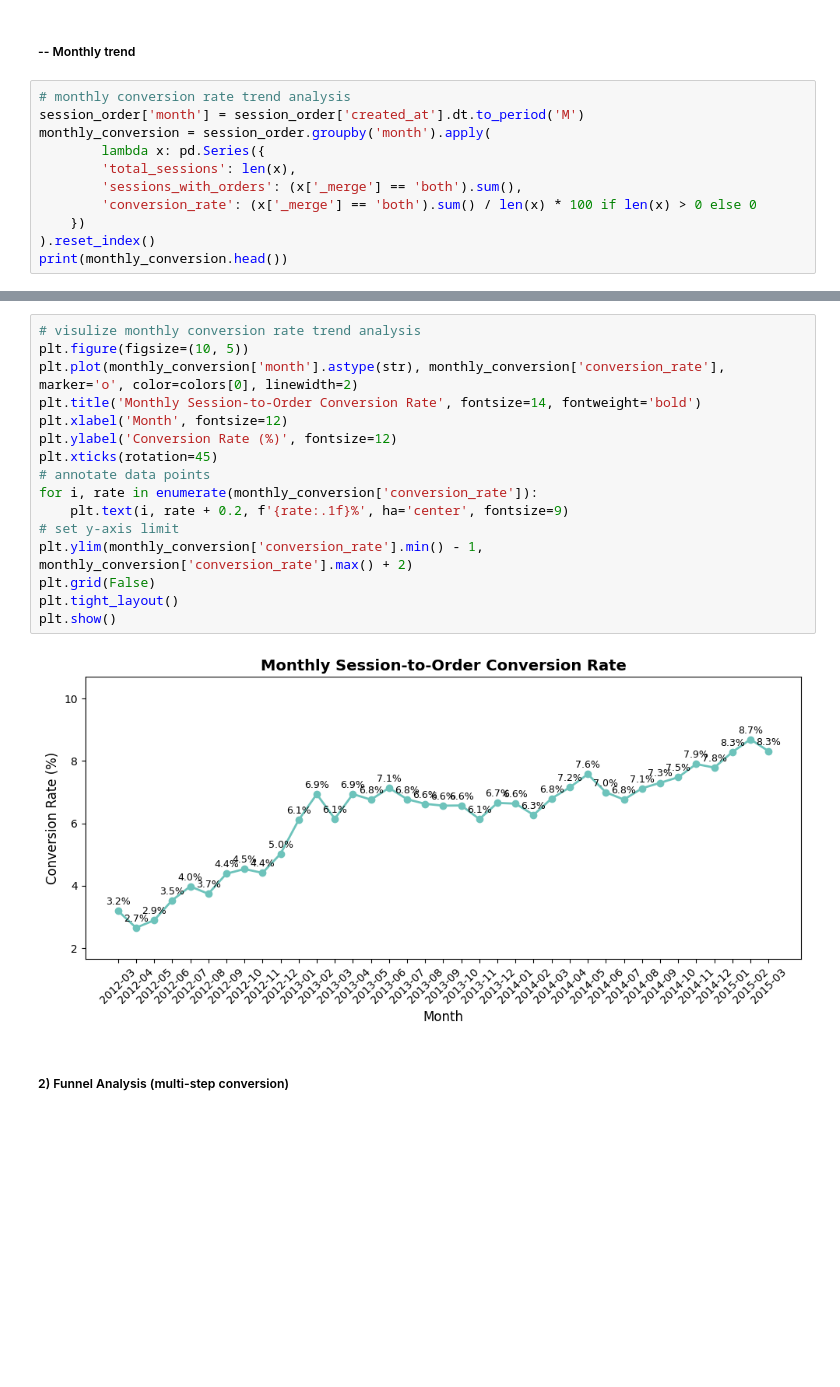
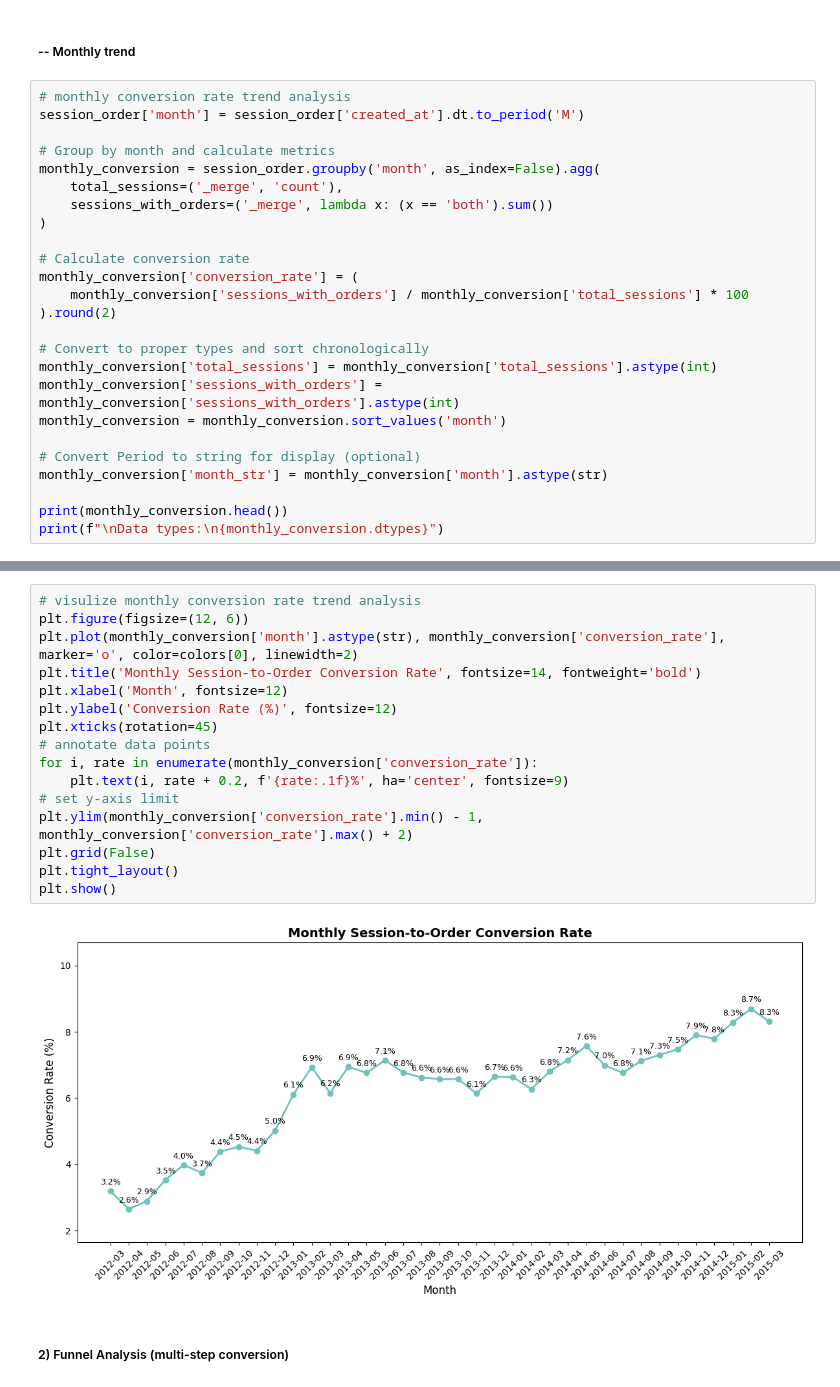
Before and after one commit to yiyi75/e-commerce-EDA, a Jupyter notebook: ecommerce_customer_journey.ipynb, the cells around one changed output, grey strips where cells are left out. Cells and saved outputs as stored; diff of their text form; blank space fills up the shorter version.

```diff
--- a/ecommerce_customer_journey.ipynb
+++ b/ecommerce_customer_journey.ipynb
@@ -270,12 +305,26 @@ plt.show()
 # %%
 # monthly conversion rate trend analysis
 session_order['month'] = session_order['created_at'].dt.to_period('M')
-monthly_conversion = session_order.groupby('month').apply(
-        lambda x: pd.Series({
-        'total_sessions': len(x),
-        'sessions_with_orders': (x['_merge'] == 'both').sum(),
-        'conversion_rate': (x['_merge'] == 'both').sum() / len(x) * 100 if len(x) > 0 else 0
-    })
-).reset_index()
+
+# Group by month and calculate metrics
+monthly_conversion = session_order.groupby('month', as_index=False).agg(
+    total_sessions=('_merge', 'count'),
+    sessions_with_orders=('_merge', lambda x: (x == 'both').sum())
+)
+
+# Calculate conversion rate
+monthly_conversion['conversion_rate'] = (
+    monthly_conversion['sessions_with_orders'] / monthly_conversion['total_sessions'] * 100
+).round(2)
+
+# Convert to proper types and sort chronologically
+monthly_conversion['total_sessions'] = monthly_conversion['total_sessions'].astype(int)
+monthly_conversion['sessions_with_orders'] = monthly_conversion['sessions_with_orders'].astype(int)
+monthly_conversion = monthly_conversion.sort_values('month')
+
+# Convert Period to string for display (optional)
+monthly_conversion['month_str'] = monthly_conversion['month'].astype(str)
+
 print(monthly_conversion.head())
+print(f"\nData types:\n{monthly_conversion.dtypes}")
 # %% [output]
@@ -288,21 +345,21 @@ print(monthly_conversion.head())
 # %%
 # visulize monthly conversion rate trend analysis
-plt.figure(figsize=(10, 5))
+plt.figure(figsize=(12, 6))
 plt.plot(monthly_conversion['month'].astype(str), monthly_conversion['conversion_rate'], marker='o', color=colors[0], linewidth=2)
 plt.title('Monthly Session-to-Order Conversion Rate', fontsize=14, fontweight='bold')
 plt.xlabel('Month', fontsize=12)
 plt.ylabel('Conversion Rate (%)', fontsize=12)
 plt.xticks(rotation=45)
 # annotate data points
 for i, rate in enumerate(monthly_conversion['conversion_rate']):
     plt.text(i, rate + 0.2, f'{rate:.1f}%', ha='center', fontsize=9)
 # set y-axis limit
 plt.ylim(monthly_conversion['conversion_rate'].min() - 1, monthly_conversion['conversion_rate'].max() + 2)
 plt.grid(False)
 plt.tight_layout()
 plt.show()
 # %% [output]
-[figure, old version]
+[figure, new version]
 # %% [markdown]
 ##### 2) Funnel Analysis (multi-step conversion)
 # %%
```
Also changed, not shown: parts of 3 cells of this notebook.
